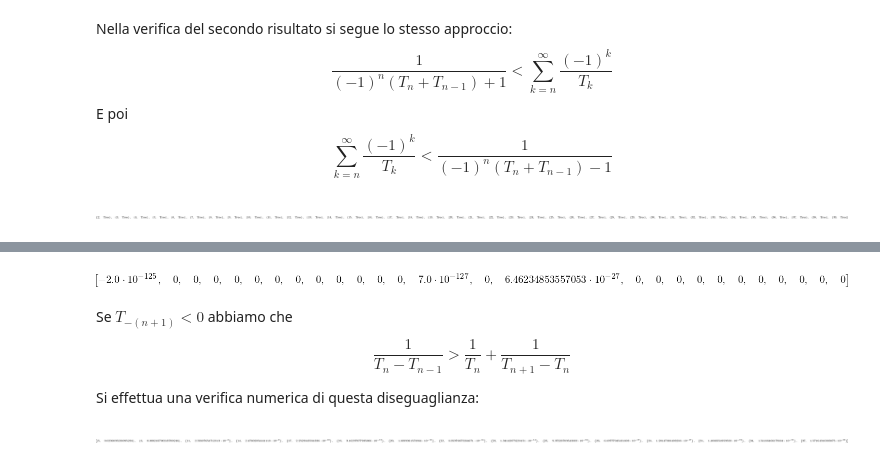
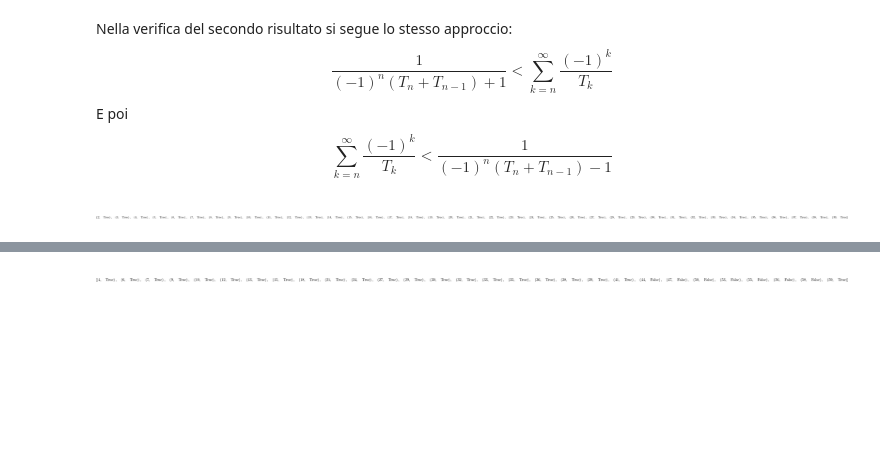
Before and after one commit to iskorini/PAA-Project, a Jupyter notebook: Notebook.ipynb, the cells around one changed output, grey strips where cells are left out. Drawn from its saved outputs; the diff is of its cells as text; code cells hidden in the pictures; blank space fills up the shorter version.

```diff
--- a/Notebook.ipynb
+++ b/Notebook.ipynb
@@ -210,0 +196,5 @@ A questo punto si può effettuare una verifica sulle uguaglianze scritte:
+# %%
+k = symbols('k', integer=True)
+calc_lem3_expr6 = Lambda([n], Sum(1/T(k), (k,n,200)))
+calc_lem3_expr7 = Lambda([n], 1/(T(n)-T(n-1)))
+[(n, calc_lem3_expr6(n).doit().evalf() < calc_lem3_expr7(n).evalf() ) for n in range(3,40) if lambda_tribonacci(-(n+1))<0]
@@ -211,21 +208,4 @@ A questo punto si può effettuare una verifica sulle uguaglianze scritte:
 # %%
-#NON TORNA
-calc_lem3_expr4 = Lambda([n], lem3_expr4)
-calc_lem3_expr1 = Lambda([n], lem3_expr1)
-[simplify((calc_lem3_expr4(n).evalf()-calc_lem3_expr1(n).evalf())) for n in range(3,30)]
+[(n, calc_lem3_expr6(n).doit().evalf() > calc_lem3_expr7(n).evalf() ) for n in range(3,60) if lambda_tribonacci(-(n+1))>0]
 # %% [output]
-[figure, old version]
+[figure, new version]
-# %% [markdown]
-Se $T_{-(n+1)} < 0$ abbiamo che $$\frac{1}{T_n - T_{n-1}} > \frac{1}{T_n} + \frac{1}{T_{n+1} - T_n}$$
-
-Si effettua una verifica numerica di questa diseguaglianza:
-# %%
-lem3_expr5 = 1/(T(n)-T(n-1))
-lem3_expr6 = 1/T(n) + 1/(T(n+1) - T(n))
-
-calc_lem3_expr6 = Lambda([n], simplify(lem3_expr6))
-calc_lem3_expr5 = Lambda([n], simplify(lem3_expr5))
-
-[(n, calc_lem3_expr5(n).evalf()-calc_lem3_expr6(n).evalf()) for n in range(3, 40) if lambda_tribonacci(-(n+1))<0 ]
-# %% [output]
-[figure, removed]
```
Also changed, not shown: parts of 15 cells of this notebook.
